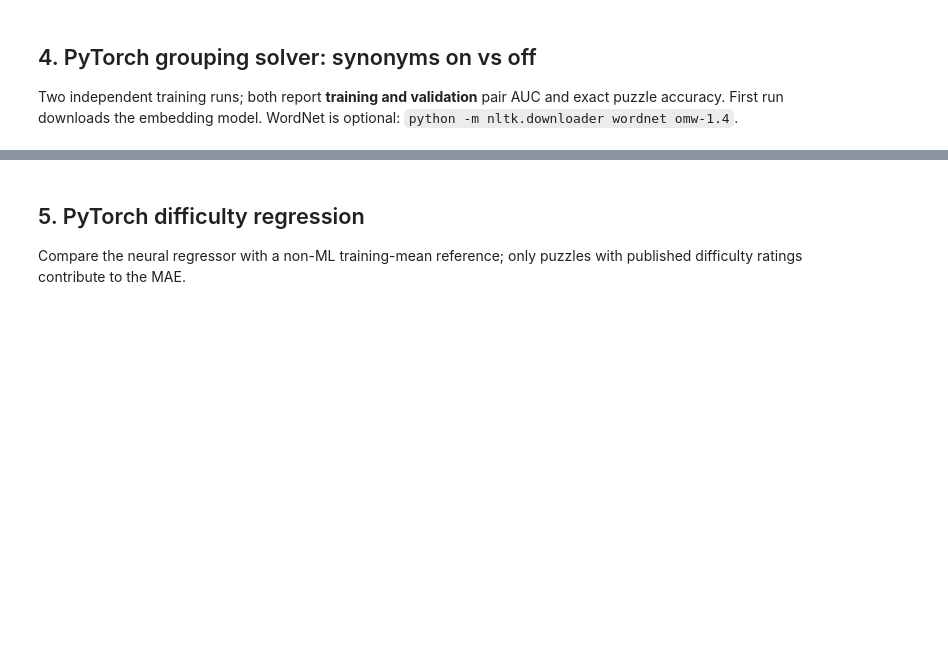
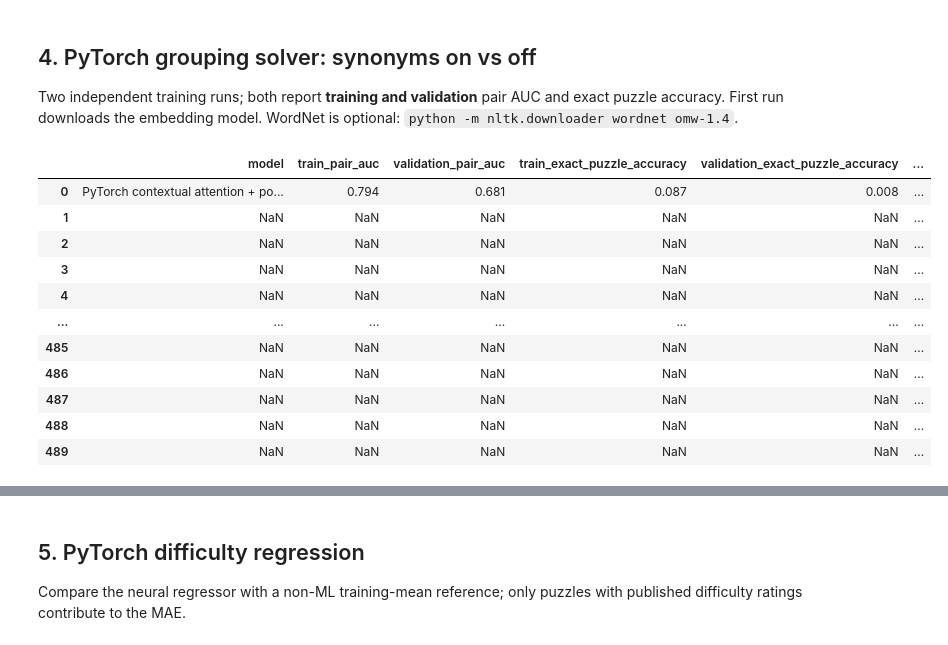
Before and after one commit to Lukeking01/Connections_analysis, a Jupyter notebook: Connections_BERN02.ipynb, the cells around one changed output, grey strips where cells are left out. Cells and saved outputs as stored; diff of their text form; code cells hidden in the pictures; blank space fills up the shorter version.

```diff
--- a/Connections_BERN02.ipynb
+++ b/Connections_BERN02.ipynb
@@ -127,15 +122,31 @@ Due to the nature of the task/model, there were not many graphs to plot. At its
 Two independent training runs; both report **training and validation** pair AUC and exact puzzle accuracy. First run downloads the embedding model. WordNet is optional: `python -m nltk.downloader wordnet omw-1.4`.
 # %%
 from connections.ml import fit_pair_mlp, solve_with_mlp
+import pandas as pd
 examples = puzzle_examples(words)
 encoder = load_encoder()
 models = {}
 metrics = []
+eval = []
 for use_synonyms in (True, False):
     name = "with_synonyms" if use_synonyms else "without_synonyms"
     model, scores, validation_groups = fit_pair_mlp(examples, encoder, epochs=30, use_synonyms=use_synonyms)
     models[name] = model
     metrics.append(scores.assign(variant=name))
-comparison = __import__("pandas").concat(metrics, ignore_index=True)
+    metrics.append(validation_groups.assign(variant=name))
+
+comparison = pd.concat(metrics, ignore_index=True)
 display(comparison.round(3))
 # %% [output]
+|  | model | train_pair_auc | validation_pair_auc | train_exact_puzzle_accuracy | validation_exact_puzzle_accuracy | ... |
+| 0 | PyTorch contextual attention + po... | 0.794 | 0.681 | 0.087 | 0.008 | ... |
+| 1 | NaN | NaN | NaN | NaN | NaN | ... |
+| 2 | NaN | NaN | NaN | NaN | NaN | ... |
+| 3 | NaN | NaN | NaN | NaN | NaN | ... |
+| 4 | NaN | NaN | NaN | NaN | NaN | ... |
+| ... | ... | ... | ... | ... | ... | ... |
+| 485 | NaN | NaN | NaN | NaN | NaN | ... |
+| 486 | NaN | NaN | NaN | NaN | NaN | ... |
+| 487 | NaN | NaN | NaN | NaN | NaN | ... |
+| 488 | NaN | NaN | NaN | NaN | NaN | ... |
+| 489 | NaN | NaN | NaN | NaN | NaN | ... |
```
Also changed, not shown: parts of 13 cells of this notebook, 9 other files.
